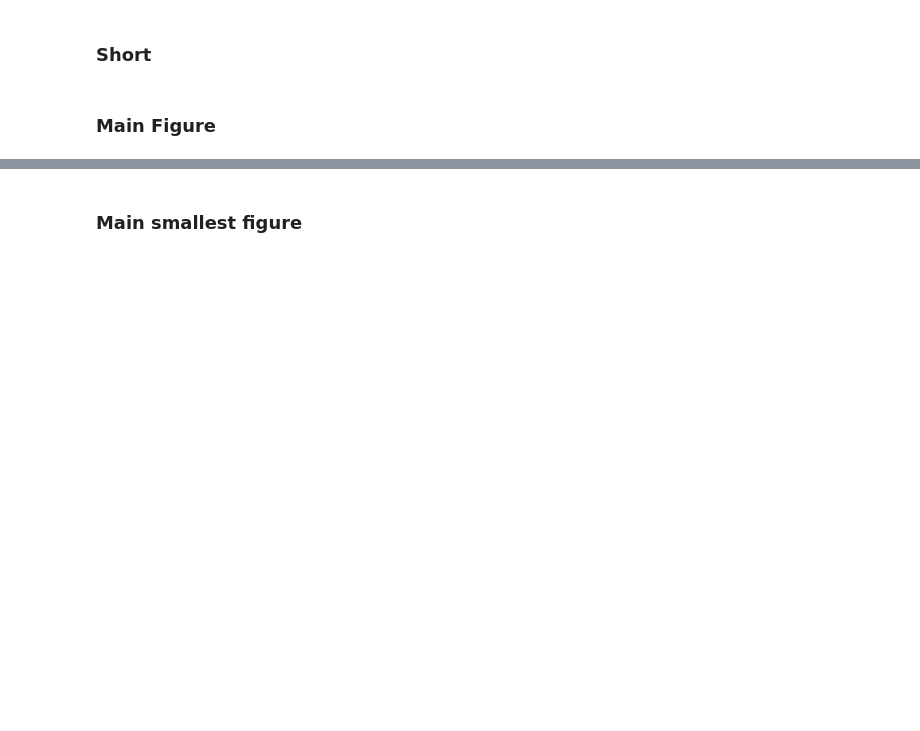
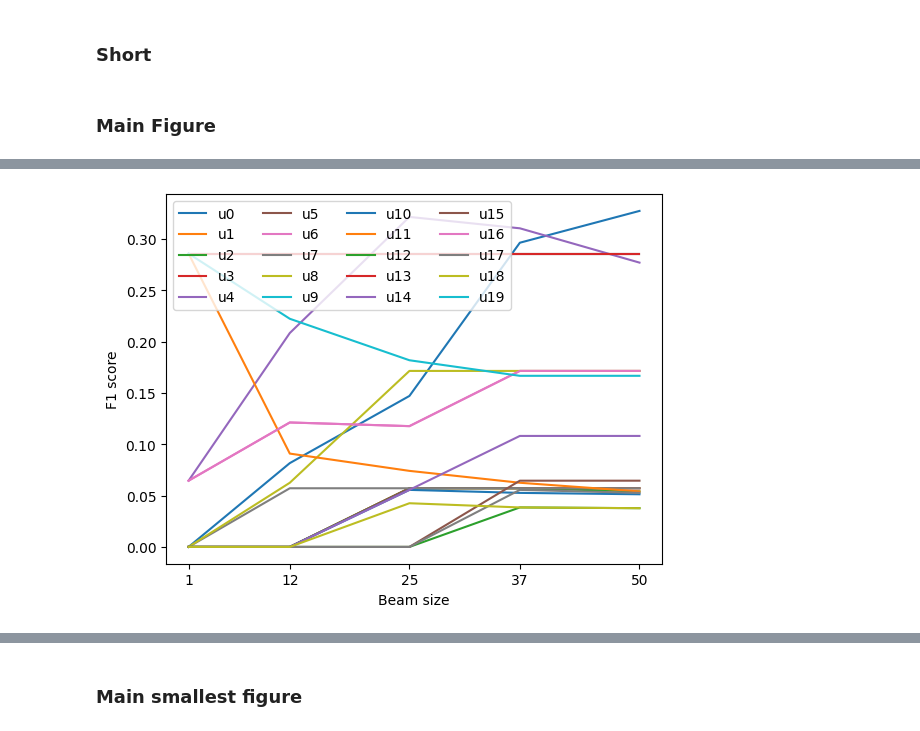
Before and after one commit to SamuelReyd/SearchingForCauses, a Jupyter notebook: src/Experiments.ipynb, the cells around one changed output, grey strips where cells are left out. Cells and saved outputs as stored; diff of their text form; code cells hidden in the pictures; blank space fills up the shorter version.

```diff
--- a/src/Experiments.ipynb
+++ b/src/Experiments.ipynb
@@ -48,0 +54,41 @@ plot_two_metrics(n_attackers, beam_sizes, ("F1","time"), "main-fig", prefix="../
+# %%
+def get_values_det(models, algos, metrics, prefix="", ax=None):
+    values = defaultdict( #models
+            lambda: defaultdict( #algos
+                lambda: defaultdict( #n_attackers
+                    lambda: defaultdict( #beam_sizes
+                        lambda: defaultdict( #contexts
+                            lambda: defaultdict( #metrics
+                                lambda: []
+                            ))))))
+    for model, algo in product(models, algos):
+        if (algo == AlgoTypes.STRUCTURED and model == Models.BLACK_BOX): continue
+        data = load_json(prefix+f"results/{model.value}-full/{algo.value}.json")
+        for datum in data:
+            bs = datum["beam_size"]
+            n = datum["n_attacker"]
+            for res in datum["results"]:
+                u = res["context"]
+                for metric in metrics:
+                    values[model.value][algo.value][n][bs][tuple(u)][metric] = res[metric]
+    return values
+# %%
+models = (Models.BASE, Models.NON_BOOLEAN, Models.BLACK_BOX)
+algos = (AlgoTypes.BASE, AlgoTypes.STRUCTURED)
+values = get_values_det(models, algos, ["F1"], prefix="../", ax=None)
+# %%
+contexts = np.load("../results/contexts/n_attacker=5.npy")
+# %%
+for i, c in enumerate(contexts):
+    u = tuple(c.tolist())
+    v = values["non-boolean"]['base_algo'][5]
+    x = sorted(v.keys())
+    y = [v[bs][u]["F1"] for bs in beam_sizes]
+    plt.plot(np.array(x)+0.001, y, label=f"u{i}")
+plt.xticks(x)
+plt.xlabel("Beam size")
+plt.ylabel("F1 score")
+plt.legend(ncols=4, loc="upper left")
+plt.show()
+# %% [output]
+[figure, added]
```
Also changed, not shown: parts of 11 cells of this notebook, 3 other files.
